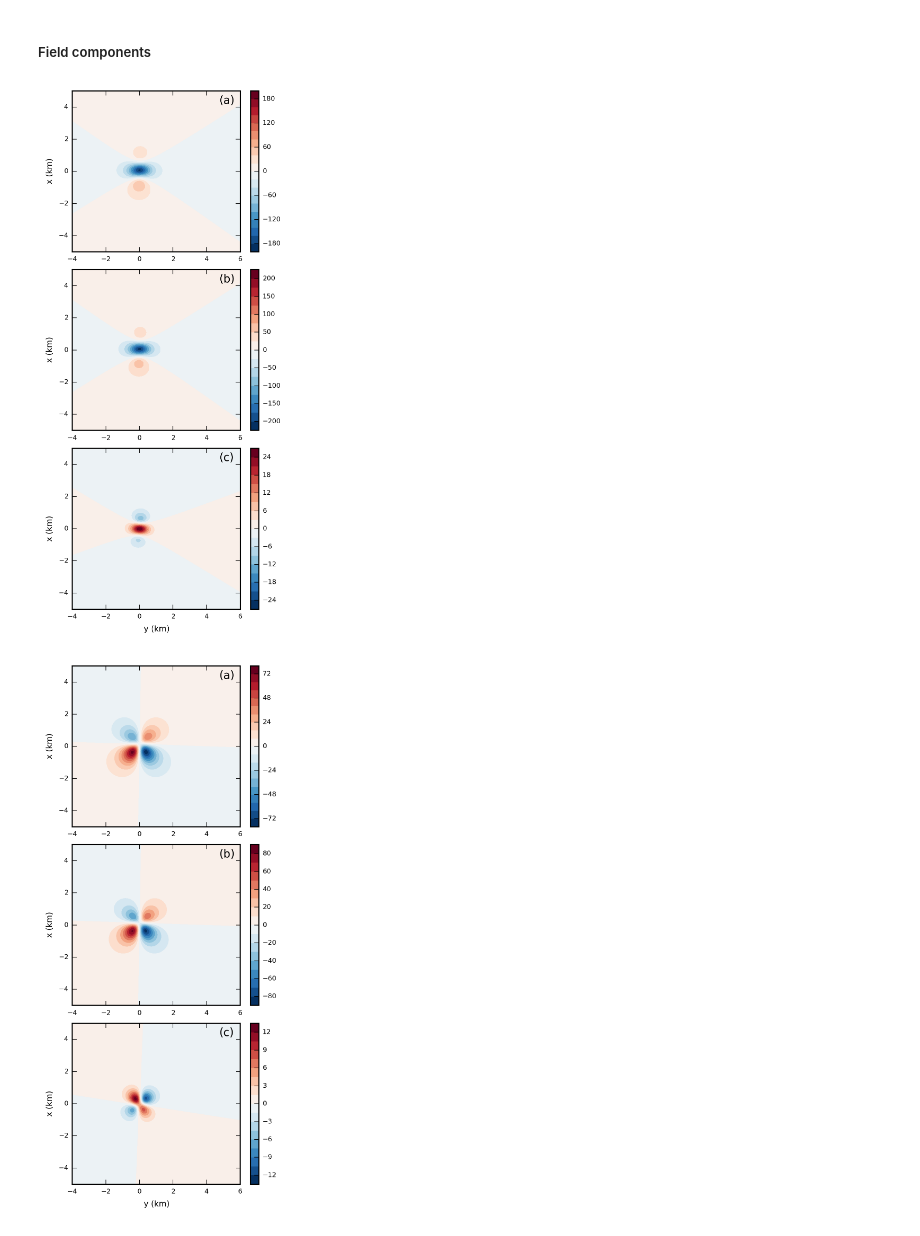
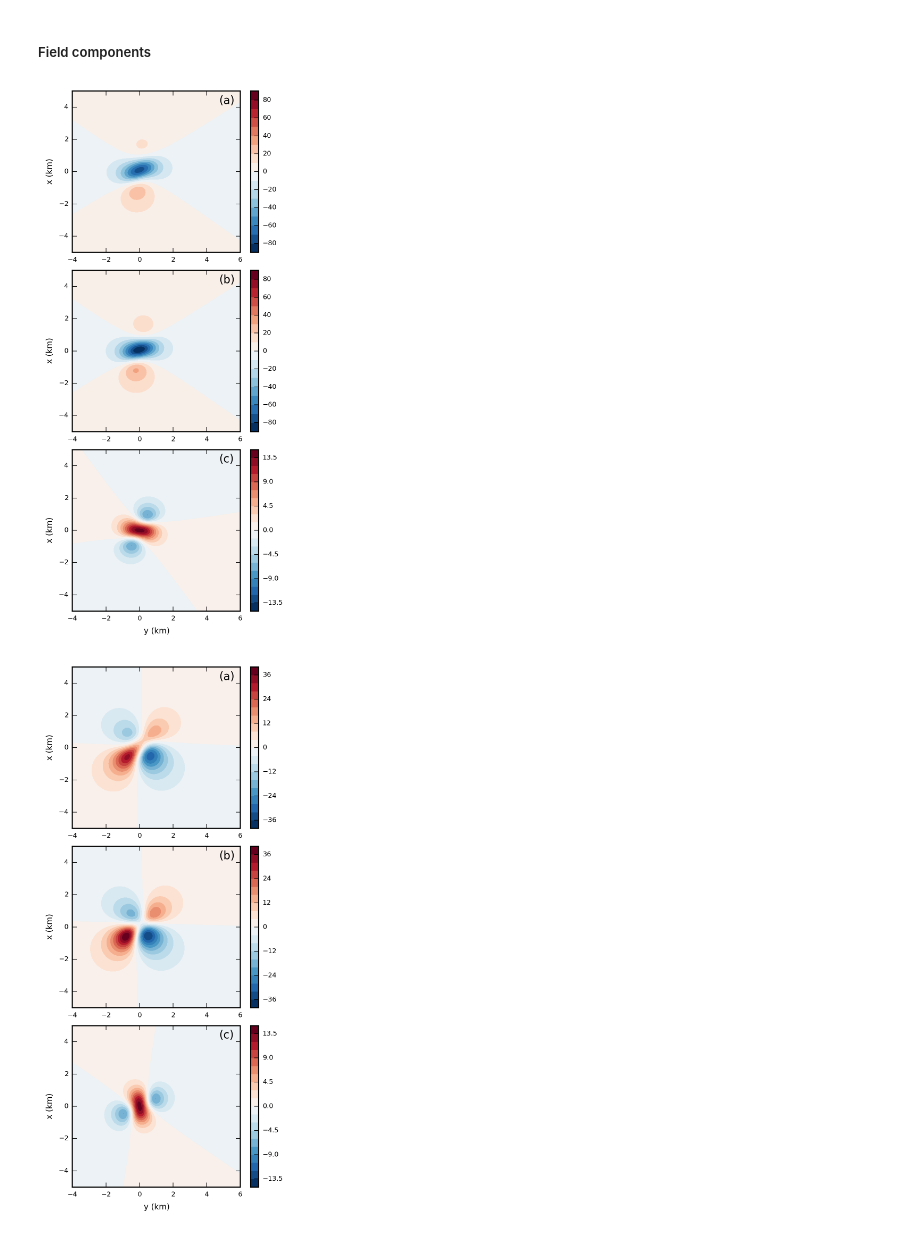
Before and after one commit to pinga-lab/magnetic-ellipsoid, a Jupyter notebook: code/comparison_triaxial_prolate.ipynb, the cells around one changed output. Cells and saved outputs as stored; diff of their text form; code cells hidden in the pictures.

Commit message:
comparison triaxial X prolate and triaxial X oblate

```diff
--- a/code/comparison_triaxial_prolate.ipynb
+++ b/code/comparison_triaxial_prolate.ipynb
@@ -25,7 +27,7 @@ rcParams['savefig.dpi'] = 300.
 ### Set some parameters for modelling
 # %%
 # The local-geomagnetic field
-F, inc, dec = 60000., 50., 20.
+F, inc, dec = 60000, 50, 0
 
 # Create a regular grid at z = 0 m
 shape = (200, 200)
@@ -40,5 +48,5 @@ This test compares the total-field anomalies produced by a triaxial ellipsoid wi
 # %%
-triaxial = TriaxialEllipsoid(0, 0, 700, 580, 450.01, 449.99, 45, -10, 34,
+triaxial = TriaxialEllipsoid(0, 0, 1000, 1000, 400.1, 399.9, 45, 0, 0,
                              {'principal susceptibilities': [0.03, 0.02, 0.01],
                               'susceptibility angles': [-20, 20, 9],
                               'remanent magnetization': [0.7, -7, 10]})
@@ -58,3 +80,10 @@ prolate = ProlateEllipsoid(0, 0, 700, 580, 450, 45, -10, 34,
+# %%
+prolate = ProlateEllipsoid(triaxial.x, triaxial.y, triaxial.z,
+                           triaxial.large_axis, 0.5*(triaxial.intermediate_axis + triaxial.small_axis),
+                           triaxial.strike, triaxial.dip, triaxial.rake,
+                           {'principal susceptibilities': triaxial.props['principal susceptibilities'],
+                            'susceptibility angles': triaxial.props['susceptibility angles'],
+                            'remanent magnetization': triaxial.props['remanent magnetization']})
 # %%
 magnetization_prolate = prolate_ellipsoid.magnetization(prolate, F, inc, dec, demag=True)
 # %%
@@ -170,9 +234,8 @@ br = [bx_r, by_r, bz_r]
 plt.figure(figsize=(3.15, 7))
 plt.axis('scaled')
 
-#ranges = np.max(np.abs([np.min(bx_t), np.max(bx_t),
-#                        np.min(bx_p), np.max(bx_p)]))
-ranges = np.max(np.abs([np.min(bx_t), np.max(bx_t)]))
+ranges = np.max(np.abs([np.min(bx_t), np.max(bx_t),
+                        np.min(bx_p), np.max(bx_p)]))
 levels = MaxNLocator(nbins=20).tick_values(-ranges, ranges)
 cmap = plt.get_cmap('RdBu_r')
 norm = BoundaryNorm(levels, ncolors=cmap.N, clip=True)
@@ -188,11 +251,6 @@ cbar = plt.colorbar()
 plt.annotate(s='(a)', xy=(0.88,0.92),
              xycoords = 'axes fraction', color='k',
              fontsize = 10)
-
-ranges = np.max(np.abs([np.min(bx_p), np.max(bx_p)]))
-levels = MaxNLocator(nbins=20).tick_values(-ranges, ranges)
-cmap = plt.get_cmap('RdBu_r')
-norm = BoundaryNorm(levels, ncolors=cmap.N, clip=True)
 
 plt.subplot(3,1,2)
 plt.contourf(0.001*yp.reshape(shape), 0.001*xp.reshape(shape),
@@ -228,14 +286,13 @@ plt.tight_layout()
 
 plt.show()
 # %% [output]
-[figure, old version]
+[figure, new version]
 # %%
 plt.figure(figsize=(3.15, 7))
 plt.axis('scaled')
 
-#ranges = np.max(np.abs([np.min(by_t), np.max(by_t),
-#                        np.min(by_p, np.max(by_p)]))
-ranges = np.max(np.abs([np.min(by_t), np.max(by_t)]))
+ranges = np.max(np.abs([np.min(by_t), np.max(by_t),
+                        np.min(by_p), np.max(by_p)]))
 levels = MaxNLocator(nbins=20).tick_values(-ranges, ranges)
 cmap = plt.get_cmap('RdBu_r')
 norm = BoundaryNorm(levels, ncolors=cmap.N, clip=True)
@@ -251,11 +308,6 @@ cbar = plt.colorbar()
 plt.annotate(s='(a)', xy=(0.88,0.92),
              xycoords = 'axes fraction', color='k',
              fontsize = 10)
-
-ranges = np.max(np.abs([np.min(by_p), np.max(by_p)]))
-levels = MaxNLocator(nbins=20).tick_values(-ranges, ranges)
-cmap = plt.get_cmap('RdBu_r')
-norm = BoundaryNorm(levels, ncolors=cmap.N, clip=True)
 
 plt.subplot(3,1,2)
 plt.contourf(0.001*yp.reshape(shape), 0.001*xp.reshape(shape),
@@ -264,34 +316,34 @@ plt.contourf(0.001*yp.reshape(shape), 0.001*xp.reshape(shape),
 plt.ylabel('x (km)')
 plt.xlim(0.001*np.min(yp), 0.001*np.max(yp))
 plt.ylim(0.001*np.min(xp), 0.001*np.max(xp))
 plt.colorbar()
 plt.annotate(s='(b)', xy=(0.88,0.92),
              xycoords = 'axes fraction', color='k',
              fontsize = 10)
 
 ranges = np.max(np.abs([np.min(by_r), np.max(by_r)]))
 levels = MaxNLocator(nbins=20).tick_values(-ranges, ranges)
 cmap = plt.get_cmap('RdBu_r')
 norm = BoundaryNorm(levels, ncolors=cmap.N, clip=True)
 
 plt.subplot(3,1,3)
 plt.contourf(0.001*yp.reshape(shape), 0.001*xp.reshape(shape),
              by_r.reshape(shape), levels=levels,
              cmap = cmap, norm=norm)
 plt.ylabel('x (km)')
 plt.xlabel('y (km)')
 plt.xlim(0.001*np.min(yp), 0.001*np.max(yp))
 plt.ylim(0.001*np.min(xp), 0.001*np.max(xp))
 plt.colorbar()
 plt.annotate(s='(c)', xy=(0.88,0.92),
              xycoords = 'axes fraction', color='k',
              fontsize = 10)
 
 plt.tight_layout()
 
 plt.show()
 # %% [output]
-[figure, old version]
+[figure, new version]
 # %%
 plt.figure(figsize=(3.15, 7))
 plt.axis('scaled')
```
Also changed, not shown: parts of 12 cells of this notebook, 2 other files.
